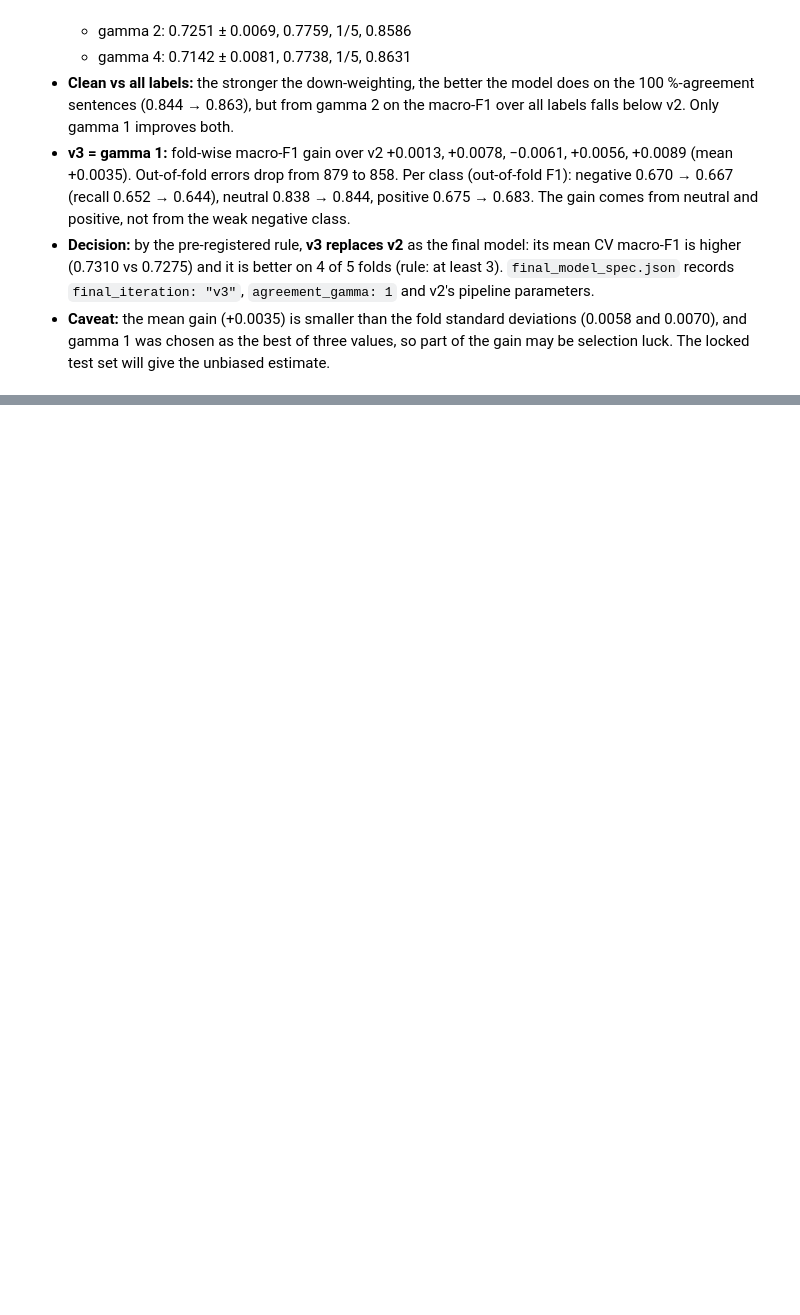
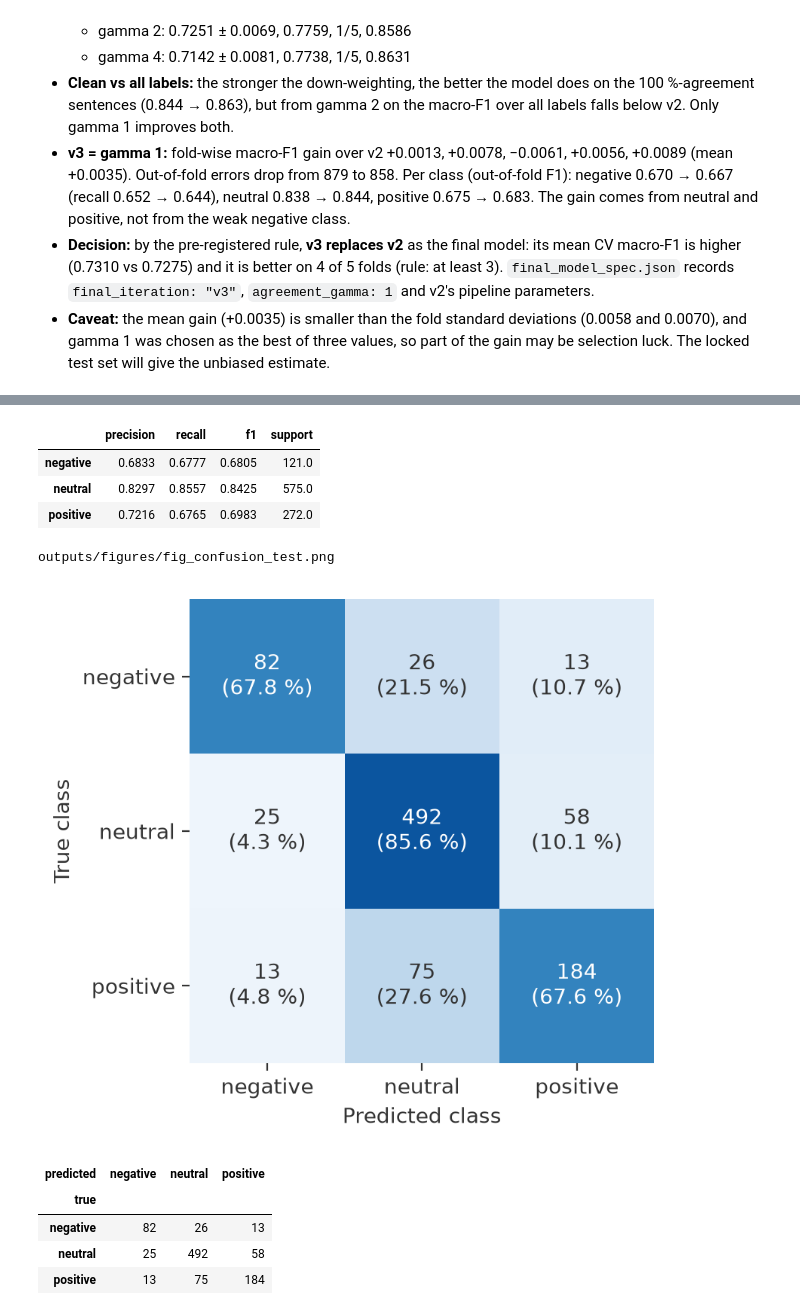
Before and after one commit to santi753/IU_Portafolio_Artificial_Intelligence, a Jupyter notebook: notebooks/02_training_evaluation.ipynb, the cells around one changed output, grey strips where cells are left out. Drawn from its saved outputs; the diff is of its cells as text; code cells hidden in the pictures; blank space fills up the shorter version.

Commit message:
T8: final model (v3), saved pipeline and one-time test evaluation
Co-Authored-By: Claude Opus 5.5 <noreply@anthropic.com>

```diff
--- a/notebooks/02_training_evaluation.ipynb
+++ b/notebooks/02_training_evaluation.ipynb
@@ -1160,0 +1302,40 @@ all earlier iterations; the test set was not used.
+# %%
+# Per-class metrics on the full test set
+pd.DataFrame(result_test["per_class"]).T.round(4)
+# %% [output]
+|  | precision | recall | f1 | support |
+| negative | 0.6833 | 0.6777 | 0.6805 | 121.0 |
+| neutral | 0.8297 | 0.8557 | 0.8425 | 575.0 |
+| positive | 0.7216 | 0.6765 | 0.6983 | 272.0 |
+# %%
+# Figure: confusion matrix of the full test set (rows = true, columns = predicted)
+cm_test = np.array(result_test["confusion_matrix"])
+row_pct = cm_test / cm_test.sum(axis=1, keepdims=True) * 100
+
+apply_style()
+fig, ax = plt.subplots(figsize=(4.8, 4.0))
+ax.imshow(row_pct, cmap="Blues", vmin=0, vmax=100)  # colour = row percentage
+for i in range(len(LABELS)):
+    for j in range(len(LABELS)):
+        dark = row_pct[i, j] > 50  # white text on dark cells
+        ax.text(j, i, f"{cm_test[i, j]}\n({row_pct[i, j]:.1f} %)", ha="center", va="center",
+                color="white" if dark else "#333333")
+ax.set_xticks(range(len(LABELS)), LABELS)
+ax.set_yticks(range(len(LABELS)), LABELS)
+ax.set_xlabel("Predicted class")
+ax.set_ylabel("True class")
+ax.grid(False)
+for spine in ax.spines.values():
+    spine.set_visible(False)
+path = save_figure(fig, "fig_confusion_test")
+print(path.relative_to(config.PROJECT_ROOT).as_posix())
+display(Image(filename=str(path)))
+pd.DataFrame(cm_test, index=pd.Index(LABELS, name="true"), columns=pd.Index(LABELS, name="predicted"))
+# %% [output]
+outputs/figures/fig_confusion_test.png
+[figure, added]
+| predicted | negative | neutral | positive |
+| true |  |  |  |
+| negative | 82 | 26 | 13 |
+| neutral | 25 | 492 | 58 |
+| positive | 13 | 75 | 184 |
```
Also changed, not shown: parts of 7 cells of this notebook, 8 other files.
